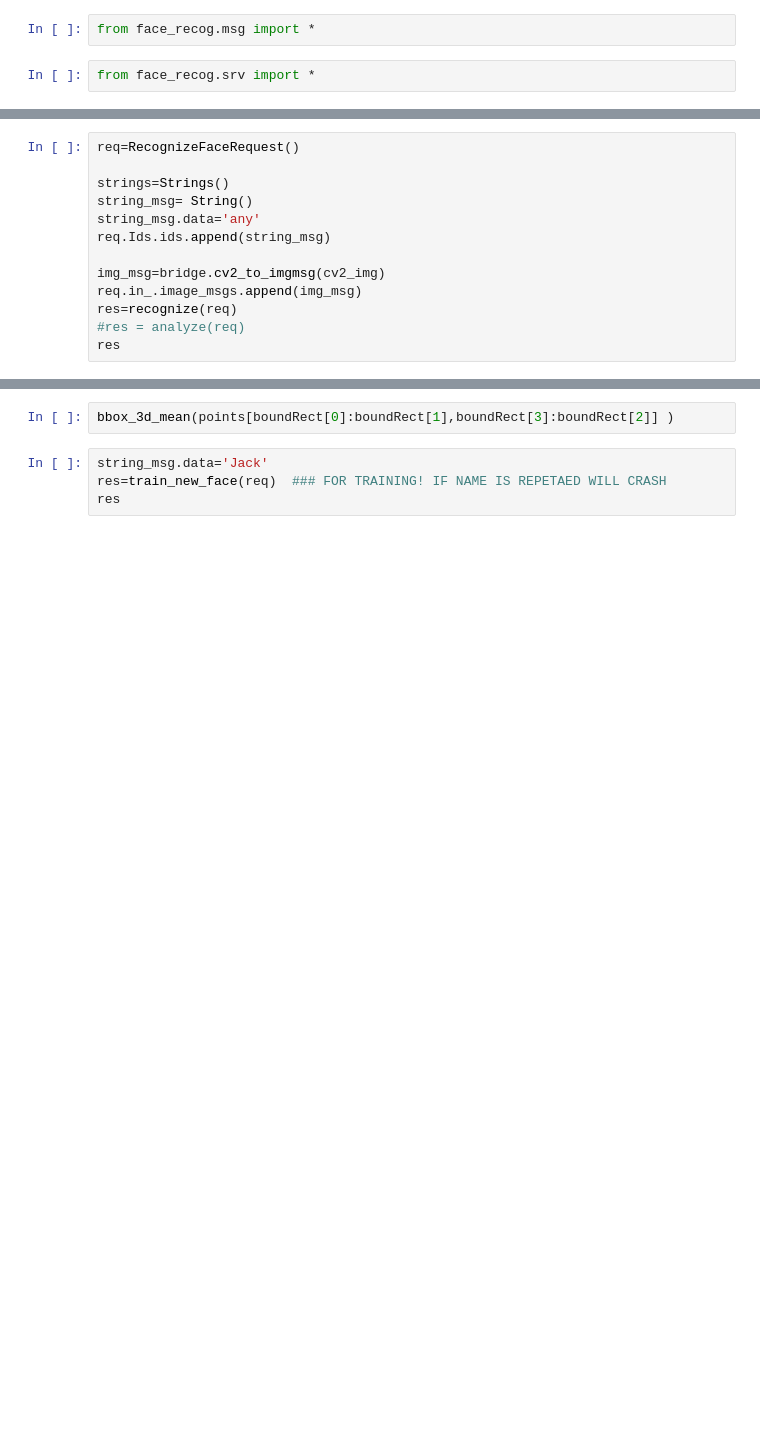
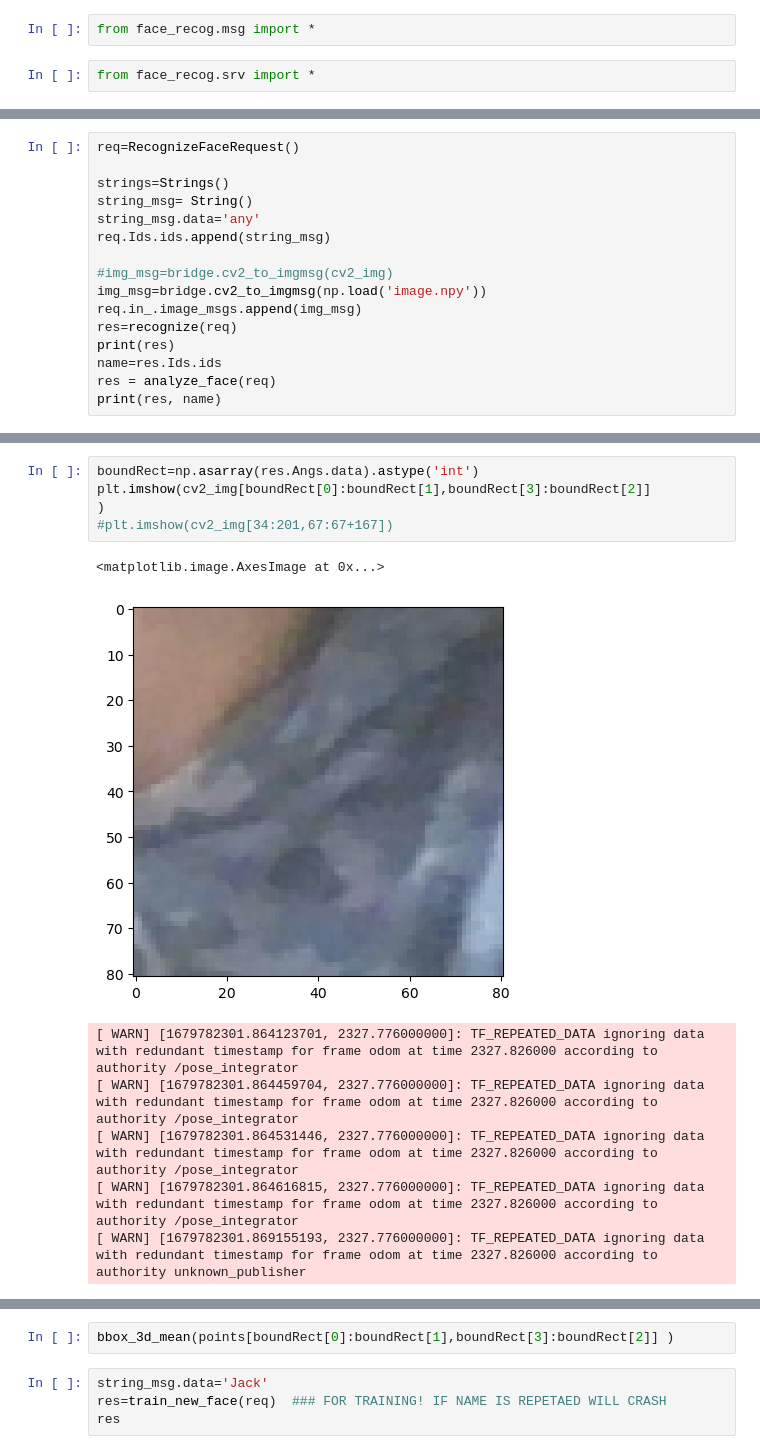
Before and after one commit to takeshi-pumas/catkin_extras, a Jupyter notebook: src/smaches/How_to_use_face_recog_deepface_serverasdasd.ipynb, the cells around one changed output, grey strips where cells are left out. Saved outputs shown, nothing was run; the diff lists cells and outputs as text; blank space fills up the shorter version.

```diff
--- a/src/smaches/How_to_use_face_recog_deepface_serverasdasd.ipynb
+++ b/src/smaches/How_to_use_face_recog_deepface_serverasdasd.ipynb
@@ -222,9 +187,12 @@ string_msg= String()
 string_msg.data='any'
 req.Ids.ids.append(string_msg)
 
-img_msg=bridge.cv2_to_imgmsg(cv2_img)
+#img_msg=bridge.cv2_to_imgmsg(cv2_img)
+img_msg=bridge.cv2_to_imgmsg(np.load('image.npy'))
 req.in_.image_msgs.append(img_msg)
 res=recognize(req)
-#res = analyze(req)
-res
+print(res)
+name=res.Ids.ids
+res = analyze_face(req)
+print(res, name)
 # %% [output]
@@ -255,0 +241,12 @@ Ids:
+# %%
+boundRect=np.asarray(res.Angs.data).astype('int')
+plt.imshow(cv2_img[boundRect[0]:boundRect[1],boundRect[3]:boundRect[2]]                )
+#plt.imshow(cv2_img[34:201,67:67+167])
+# %% [output]
+<matplotlib.image.AxesImage at 0x...>
+[figure, added]
+[ WARN] [1679782301.864123701, 2327.776000000]: TF_REPEATED_DATA ignoring data with redundant timestamp for frame odom at time 2327.826000 according to authority /pose_integrator
+[ WARN] [1679782301.864459704, 2327.776000000]: TF_REPEATED_DATA ignoring data with redundant timestamp for frame odom at time 2327.826000 according to authority /pose_integrator
+[ WARN] [1679782301.864531446, 2327.776000000]: TF_REPEATED_DATA ignoring data with redundant timestamp for frame odom at time 2327.826000 according to authority /pose_integrator
+[ WARN] [1679782301.864616815, 2327.776000000]: TF_REPEATED_DATA ignoring data with redundant timestamp for frame odom at time 2327.826000 according to authority /pose_integrator
+[ WARN] [1679782301.869155193, 2327.776000000]: TF_REPEATED_DATA ignoring data with redundant timestamp for frame odom at time 2327.826000 according to authority unknown_publisher
```
Also changed, not shown: parts of 39 cells of this notebook, 5 other files.
